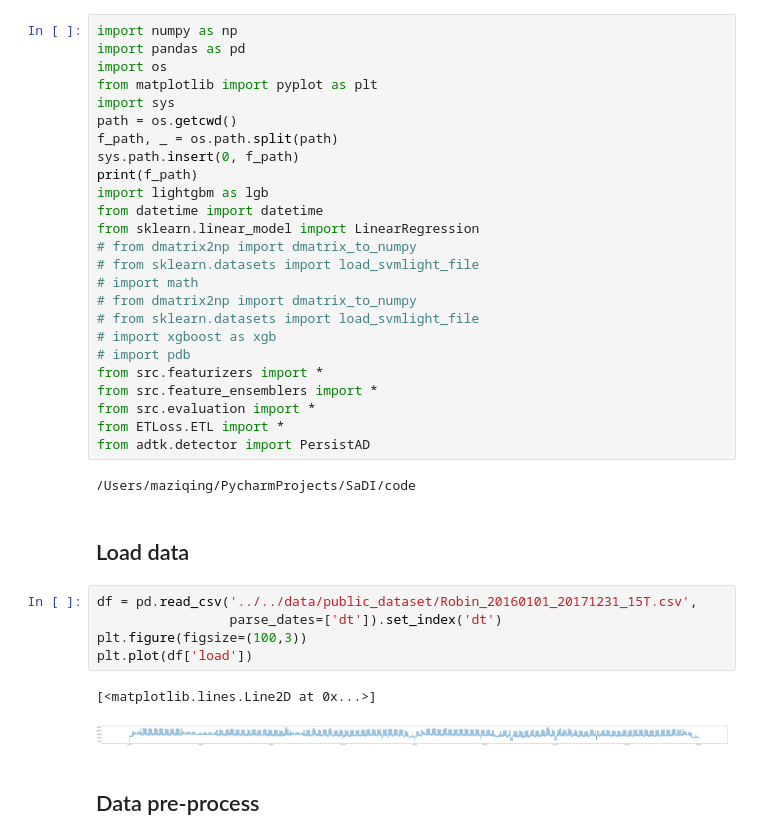
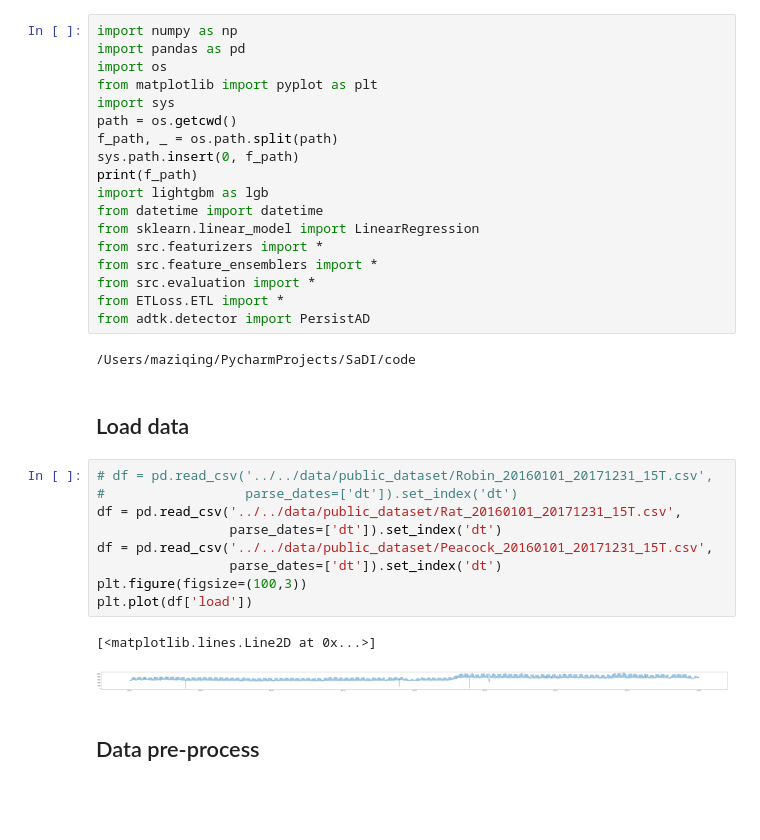
Before and after one commit to MAZiqing/SaDI, a Jupyter notebook: code/jupyter_notebook_SaDI/SaDI_demo.ipynb, the cells around one changed output. Drawn from its saved outputs; the diff is of its cells as text; blank space fills up the shorter version.

```diff
--- a/code/jupyter_notebook_SaDI/SaDI_demo.ipynb
+++ b/code/jupyter_notebook_SaDI/SaDI_demo.ipynb
@@ -11,13 +11,6 @@ print(f_path)
 import lightgbm as lgb
 from datetime import datetime
 from sklearn.linear_model import LinearRegression
-# from dmatrix2np import dmatrix_to_numpy
-# from sklearn.datasets import load_svmlight_file
-# import math
-# from dmatrix2np import dmatrix_to_numpy
-# from sklearn.datasets import load_svmlight_file
-# import xgboost as xgb
-# import pdb
 from src.featurizers import *
 from src.feature_ensemblers import *
 from src.evaluation import *
@@ -28,13 +21,17 @@ from adtk.detector import PersistAD
 # %% [markdown]
 ## Load data
 # %%
-df = pd.read_csv('../../data/public_dataset/Robin_20160101_20171231_15T.csv',
+# df = pd.read_csv('../../data/public_dataset/Robin_20160101_20171231_15T.csv',
+#                  parse_dates=['dt']).set_index('dt')
+df = pd.read_csv('../../data/public_dataset/Rat_20160101_20171231_15T.csv',
+                 parse_dates=['dt']).set_index('dt')
+df = pd.read_csv('../../data/public_dataset/Peacock_20160101_20171231_15T.csv',
                  parse_dates=['dt']).set_index('dt')
 plt.figure(figsize=(100,3))
 plt.plot(df['load'])
 # %% [output]
 [<matplotlib.lines.Line2D at 0x...>]
-[figure, old version]
+[figure, new version]
 # %% [markdown]
 ## Data pre-process
 # %%
```
Also changed, not shown: parts of 1 cell of this notebook, 2 other files.
